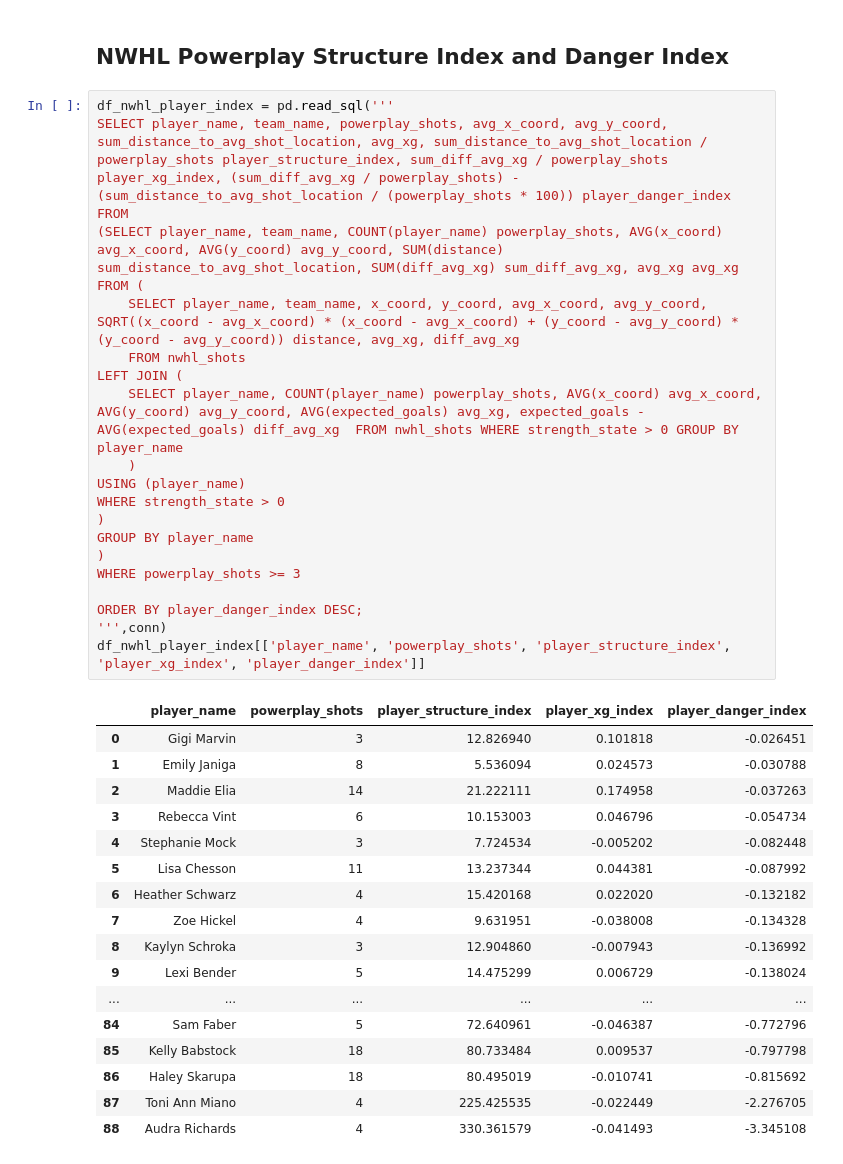
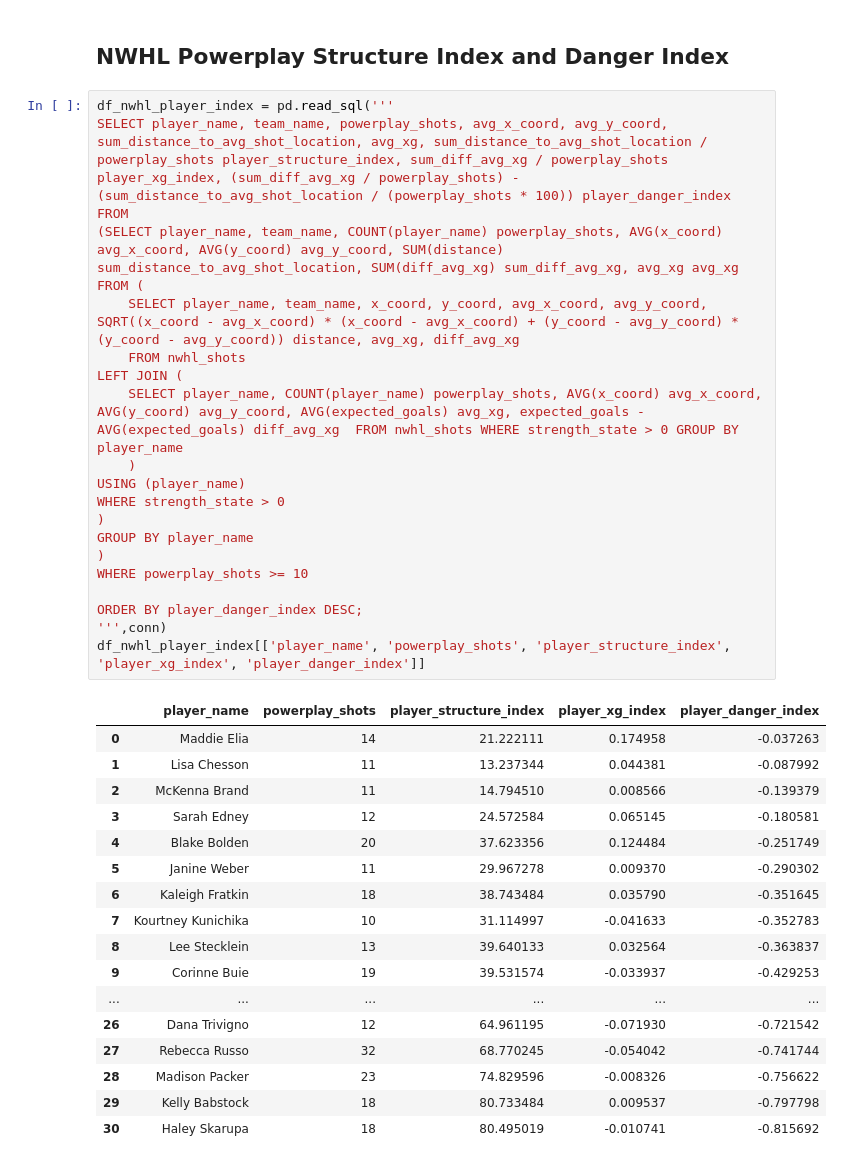
Before and after one commit to TK5-Tim/Big-Data-Cup, a Jupyter notebook: 2022/powerplay_structure_index.ipynb, the cells around one changed output. Drawn from its saved outputs; the diff is of its cells as text.

```diff
--- a/2022/powerplay_structure_index.ipynb
+++ b/2022/powerplay_structure_index.ipynb
@@ -653,41 +655,41 @@ Using the non-shot-xg-model hurts predictability a lot so maybe there is some mi
 # %%
 df_nwhl_player_index = pd.read_sql('''
 SELECT player_name, team_name, powerplay_shots, avg_x_coord, avg_y_coord, sum_distance_to_avg_shot_location, avg_xg, sum_distance_to_avg_shot_location / powerplay_shots player_structure_index, sum_diff_avg_xg / powerplay_shots player_xg_index, (sum_diff_avg_xg / powerplay_shots) - (sum_distance_to_avg_shot_location / (powerplay_shots * 100)) player_danger_index
 FROM
 (SELECT player_name, team_name, COUNT(player_name) powerplay_shots, AVG(x_coord) avg_x_coord, AVG(y_coord) avg_y_coord, SUM(distance) sum_distance_to_avg_shot_location, SUM(diff_avg_xg) sum_diff_avg_xg, avg_xg avg_xg
 FROM (
     SELECT player_name, team_name, x_coord, y_coord, avg_x_coord, avg_y_coord, SQRT((x_coord - avg_x_coord) * (x_coord - avg_x_coord) + (y_coord - avg_y_coord) * (y_coord - avg_y_coord)) distance, avg_xg, diff_avg_xg
     FROM nwhl_shots
 LEFT JOIN (
     SELECT player_name, COUNT(player_name) powerplay_shots, AVG(x_coord) avg_x_coord, AVG(y_coord) avg_y_coord, AVG(expected_goals) avg_xg, expected_goals - AVG(expected_goals) diff_avg_xg  FROM nwhl_shots WHERE strength_state > 0 GROUP BY player_name
     )
 USING (player_name)
 WHERE strength_state > 0
 )
 GROUP BY player_name
 )
-WHERE powerplay_shots >= 3
+WHERE powerplay_shots >= 10
 
 ORDER BY player_danger_index DESC;
 ''',conn)
 df_nwhl_player_index[['player_name', 'powerplay_shots', 'player_structure_index', 'player_xg_index', 'player_danger_index']]
 # %% [output]
 |  | player_name | powerplay_shots | player_structure_index | player_xg_index | player_danger_index |
-| 0 | Gigi Marvin | 3 | 12.826940 | 0.101818 | -0.026451 |
-| 1 | Emily Janiga | 8 | 5.536094 | 0.024573 | -0.030788 |
-| 2 | Maddie Elia | 14 | 21.222111 | 0.174958 | -0.037263 |
-| 3 | Rebecca Vint | 6 | 10.153003 | 0.046796 | -0.054734 |
-| 4 | Stephanie Mock | 3 | 7.724534 | -0.005202 | -0.082448 |
-| 5 | Lisa Chesson | 11 | 13.237344 | 0.044381 | -0.087992 |
-| 6 | Heather Schwarz | 4 | 15.420168 | 0.022020 | -0.132182 |
-| 7 | Zoe Hickel | 4 | 9.631951 | -0.038008 | -0.134328 |
-| 8 | Kaylyn Schroka | 3 | 12.904860 | -0.007943 | -0.136992 |
-| 9 | Lexi Bender | 5 | 14.475299 | 0.006729 | -0.138024 |
+| 0 | Maddie Elia | 14 | 21.222111 | 0.174958 | -0.037263 |
+| 1 | Lisa Chesson | 11 | 13.237344 | 0.044381 | -0.087992 |
+| 2 | McKenna Brand | 11 | 14.794510 | 0.008566 | -0.139379 |
+| 3 | Sarah Edney | 12 | 24.572584 | 0.065145 | -0.180581 |
+| 4 | Blake Bolden | 20 | 37.623356 | 0.124484 | -0.251749 |
+| 5 | Janine Weber | 11 | 29.967278 | 0.009370 | -0.290302 |
+| 6 | Kaleigh Fratkin | 18 | 38.743484 | 0.035790 | -0.351645 |
+| 7 | Kourtney Kunichika | 10 | 31.114997 | -0.041633 | -0.352783 |
+| 8 | Lee Stecklein | 13 | 39.640133 | 0.032564 | -0.363837 |
+| 9 | Corinne Buie | 19 | 39.531574 | -0.033937 | -0.429253 |
 | ... | ... | ... | ... | ... | ... |
-| 84 | Sam Faber | 5 | 72.640961 | -0.046387 | -0.772796 |
-| 85 | Kelly Babstock | 18 | 80.733484 | 0.009537 | -0.797798 |
-| 86 | Haley Skarupa | 18 | 80.495019 | -0.010741 | -0.815692 |
-| 87 | Toni Ann Miano | 4 | 225.425535 | -0.022449 | -2.276705 |
-| 88 | Audra Richards | 4 | 330.361579 | -0.041493 | -3.345108 |
+| 26 | Dana Trivigno | 12 | 64.961195 | -0.071930 | -0.721542 |
+| 27 | Rebecca Russo | 32 | 68.770245 | -0.054042 | -0.741744 |
+| 28 | Madison Packer | 23 | 74.829596 | -0.008326 | -0.756622 |
+| 29 | Kelly Babstock | 18 | 80.733484 | 0.009537 | -0.797798 |
+| 30 | Haley Skarupa | 18 | 80.495019 | -0.010741 | -0.815692 |
 # %%
 df_nwhl_team_index = pd.read_sql('''
```
Also changed, not shown: parts of 12 cells of this notebook, 3 other files.
